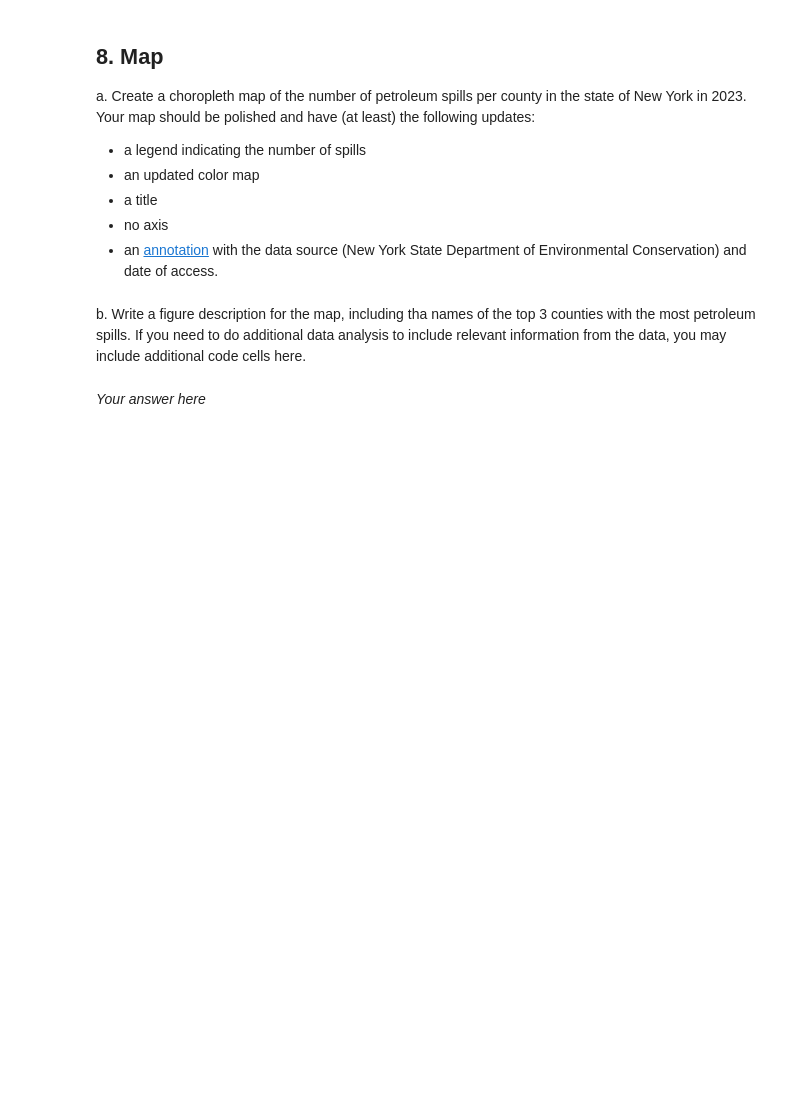
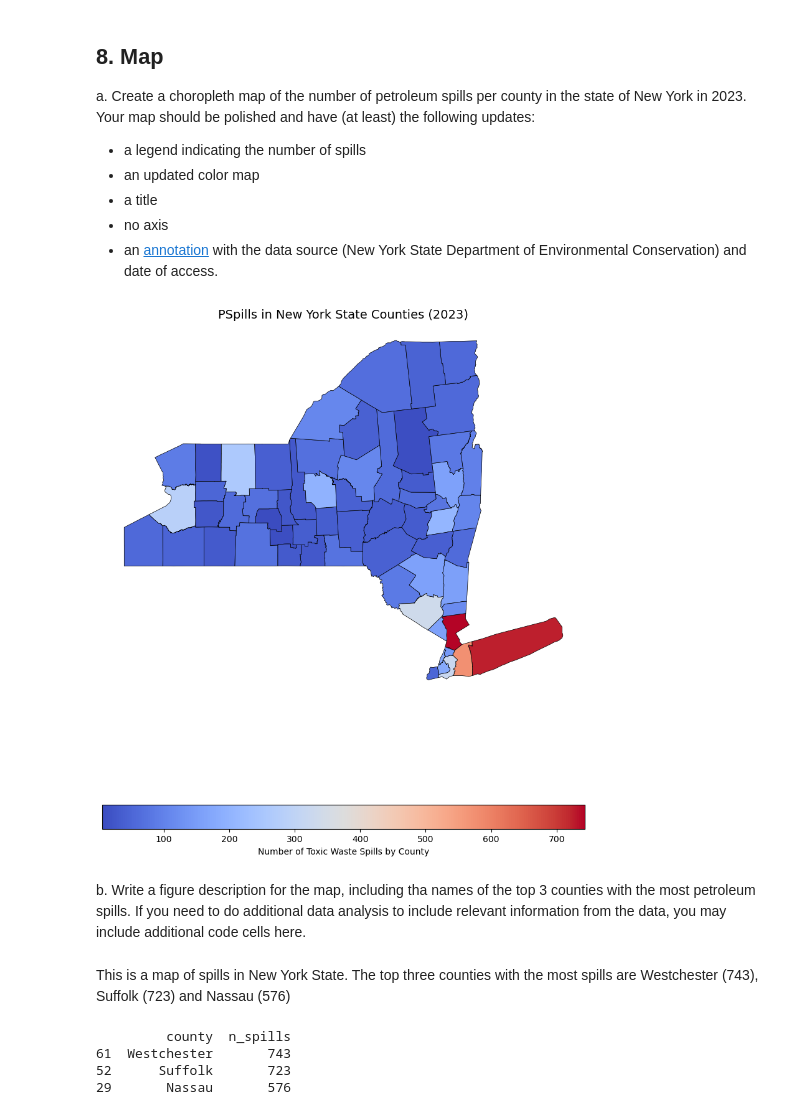
Before and after one commit to Aoverbye/eds220-hwk3, a Jupyter notebook: hwk3-task2-oil-spills.ipynb, the cells around one changed output. Saved outputs shown, nothing was run; the diff lists cells and outputs as text; code cells hidden in the pictures; blank space fills up the shorter version.

```diff
--- a/hwk3-task2-oil-spills.ipynb
+++ b/hwk3-task2-oil-spills.ipynb
@@ -554,8 +556,34 @@ Your map should be polished and have (at least) the following updates:
+# %%
+# a.
+# Plot the map
+fig, ax = plt.subplots(1, 1, figsize=(10, 15))
+
+# Plot map using n_spills column
+ny_counties.plot(column='n_spills', ax=ax, legend=True,
+                 legend_kwds={'label': "Number of Toxic Waste Spills by County",
+                              'orientation': "horizontal"},
+                 cmap='coolwarm',
+                 edgecolor='black', linewidth=0.5)
+ax.set_title('Spills in New York State Counties (2023)', fontsize=14)
+ax.set_axis_off()
+# %% [output]
+[figure, added]
 # %% [markdown]
 <!-- END QUESTION -->
 
 <!-- BEGIN QUESTION -->
 
 b. Write a figure description for the map, including tha names of the top 3 counties with the most petroleum spills. If you need to do additional data analysis to include relevant information from the data, you may include additional code cells here.
-# %% [markdown]
-*Your answer here*
+# %% [markdown]
+This is a map of spills in New York State. The top three counties with the most spills are Westchester  (743), Suffolk (723) and Nassau (576)
+# %%
+# Sort the DataFrame by 'n_spills' in descending order and select the top 3 counties
+top_3_counties = spills_per_county.sort_values(by='n_spills', ascending=False).head(3)
+
+# Print top 3 counties
+print(top_3_counties)
+# %% [output]
+         county  n_spills
+61  Westchester       743
+52      Suffolk       723
+29       Nassau       576
```
Also changed, not shown: parts of 33 cells of this notebook, 1 other file.
